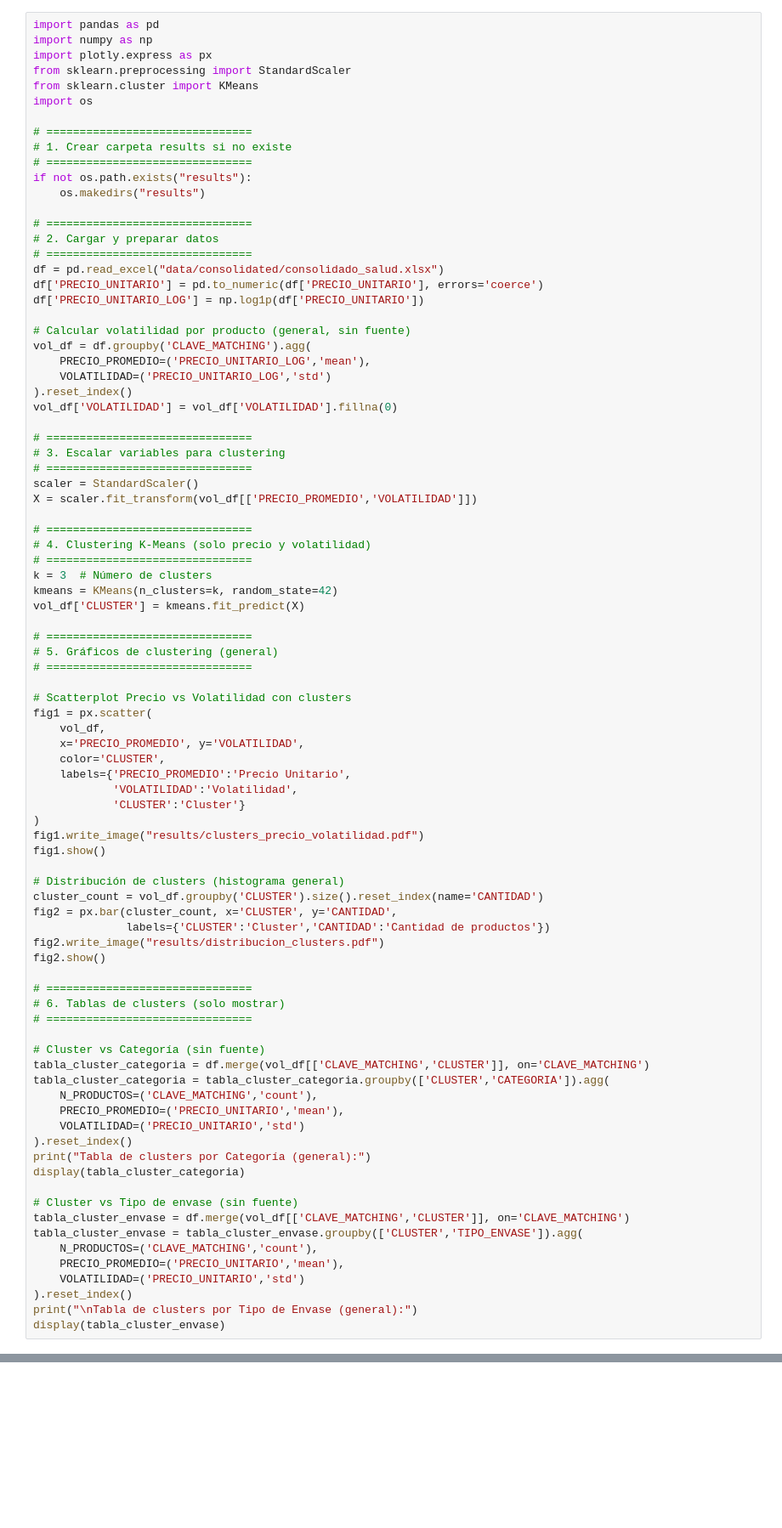
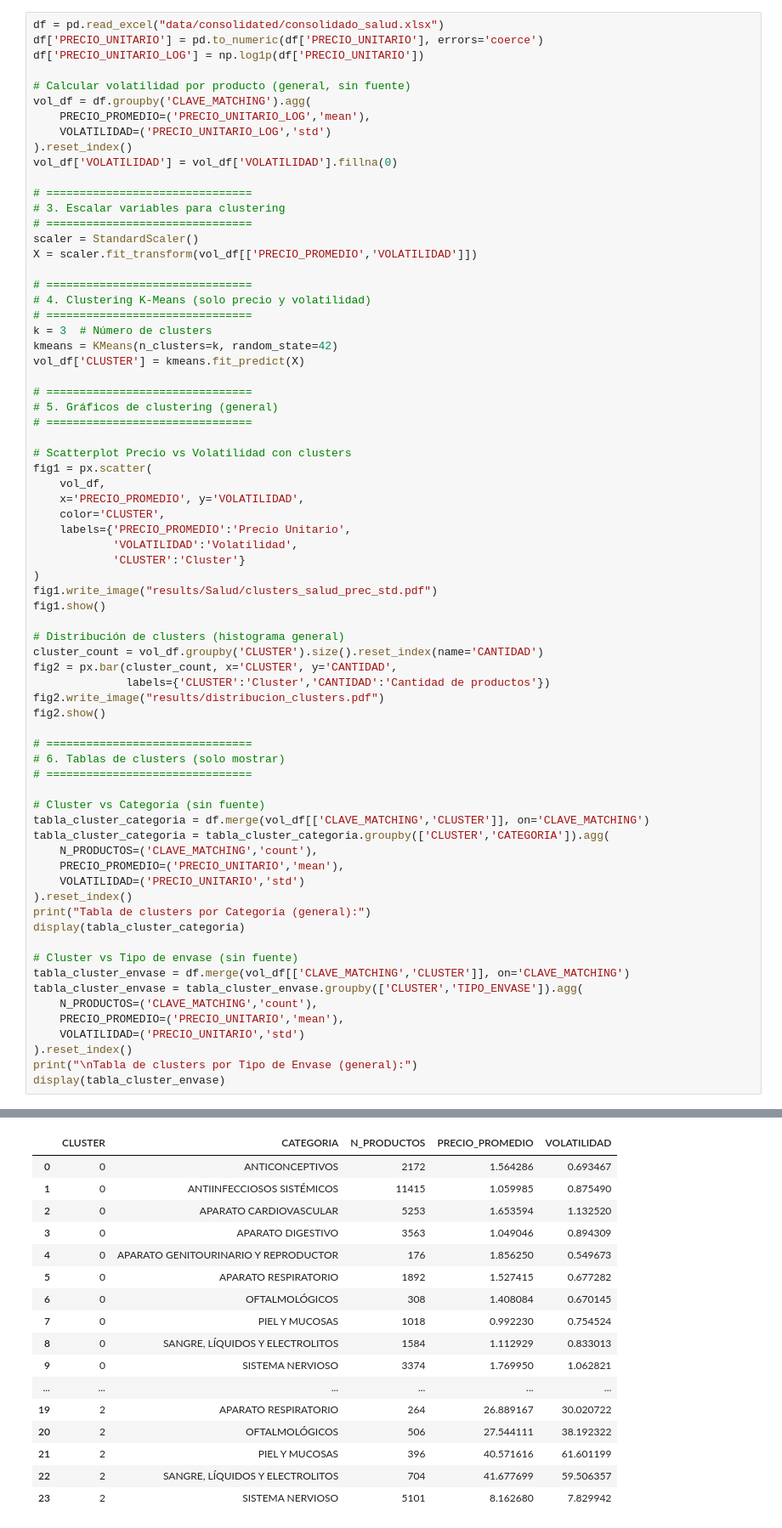
Before and after one commit to jhersoncueva/PEU_INEI_Proyecto_Integrador_IPC, a Jupyter notebook: ipc-webscraping/clustering_salud.ipynb, the cells around one changed output, grey strips where cells are left out. Shown at 85% size. Drawn from its saved outputs; the diff is of its cells as text; blank space fills up the shorter version.

```diff
--- a/ipc-webscraping/clustering_salud.ipynb
+++ b/ipc-webscraping/clustering_salud.ipynb
@@ -123,20 +119,4 @@ display(tabla_precio_categoria)
 # %%
-import pandas as pd
-import numpy as np
-import plotly.express as px
-from sklearn.preprocessing import StandardScaler
-from sklearn.cluster import KMeans
-import os
-
-# ===============================
-# 1. Crear carpeta results si no existe
-# ===============================
-if not os.path.exists("results"):
-    os.makedirs("results")
-
-# ===============================
-# 2. Cargar y preparar datos
-# ===============================
 df = pd.read_excel("data/consolidated/consolidado_salud.xlsx")
 df['PRECIO_UNITARIO'] = pd.to_numeric(df['PRECIO_UNITARIO'], errors='coerce')
 df['PRECIO_UNITARIO_LOG'] = np.log1p(df['PRECIO_UNITARIO'])
@@ -174,7 +154,7 @@ fig1 = px.scatter(
             'VOLATILIDAD':'Volatilidad',
             'CLUSTER':'Cluster'}
 )
-fig1.write_image("results/clusters_precio_volatilidad.pdf")
+fig1.write_image("results/Salud/clusters_salud_prec_std.pdf")
 fig1.show()
 
 # Distribución de clusters (histograma general)
@@ -207,3 +187,4 @@ tabla_cluster_envase = tabla_cluster_envase.groupby(['CLUSTER','TIPO_ENVASE']).a
 ).reset_index()
 print("\nTabla de clusters por Tipo de Envase (general):")
 display(tabla_cluster_envase)
+# %% [output]
@@ -209,0 +193,17 @@ display(tabla_cluster_envase)
+|  | CLUSTER | CATEGORIA | N_PRODUCTOS | PRECIO_PROMEDIO | VOLATILIDAD |
+| 0 | 0 | ANTICONCEPTIVOS | 2172 | 1.564286 | 0.693467 |
+| 1 | 0 | ANTIINFECCIOSOS SISTÉMICOS | 11415 | 1.059985 | 0.875490 |
+| 2 | 0 | APARATO CARDIOVASCULAR | 5253 | 1.653594 | 1.132520 |
+| 3 | 0 | APARATO DIGESTIVO | 3563 | 1.049046 | 0.894309 |
+| 4 | 0 | APARATO GENITOURINARIO Y REPRODUCTOR | 176 | 1.856250 | 0.549673 |
+| 5 | 0 | APARATO RESPIRATORIO | 1892 | 1.527415 | 0.677282 |
+| 6 | 0 | OFTALMOLÓGICOS | 308 | 1.408084 | 0.670145 |
+| 7 | 0 | PIEL Y MUCOSAS | 1018 | 0.992230 | 0.754524 |
+| 8 | 0 | SANGRE, LÍQUIDOS Y ELECTROLITOS | 1584 | 1.112929 | 0.833013 |
+| 9 | 0 | SISTEMA NERVIOSO | 3374 | 1.769950 | 1.062821 |
+| ... | ... | ... | ... | ... | ... |
+| 19 | 2 | APARATO RESPIRATORIO | 264 | 26.889167 | 30.020722 |
+| 20 | 2 | OFTALMOLÓGICOS | 506 | 27.544111 | 38.192322 |
+| 21 | 2 | PIEL Y MUCOSAS | 396 | 40.571616 | 61.601199 |
+| 22 | 2 | SANGRE, LÍQUIDOS Y ELECTROLITOS | 704 | 41.677699 | 59.506357 |
+| 23 | 2 | SISTEMA NERVIOSO | 5101 | 8.162680 | 7.829942 |
```
Also changed, not shown: parts of 3 cells of this notebook, 17 other files.
